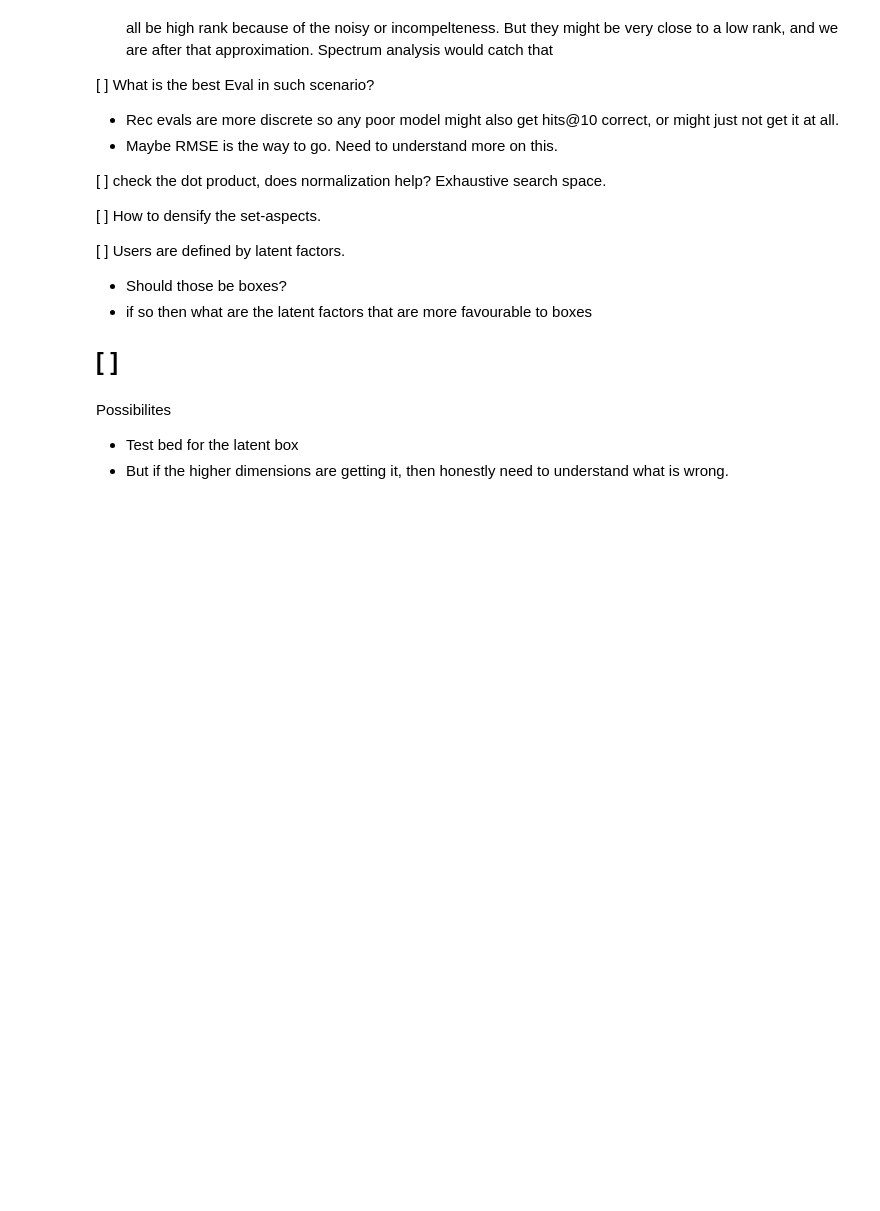
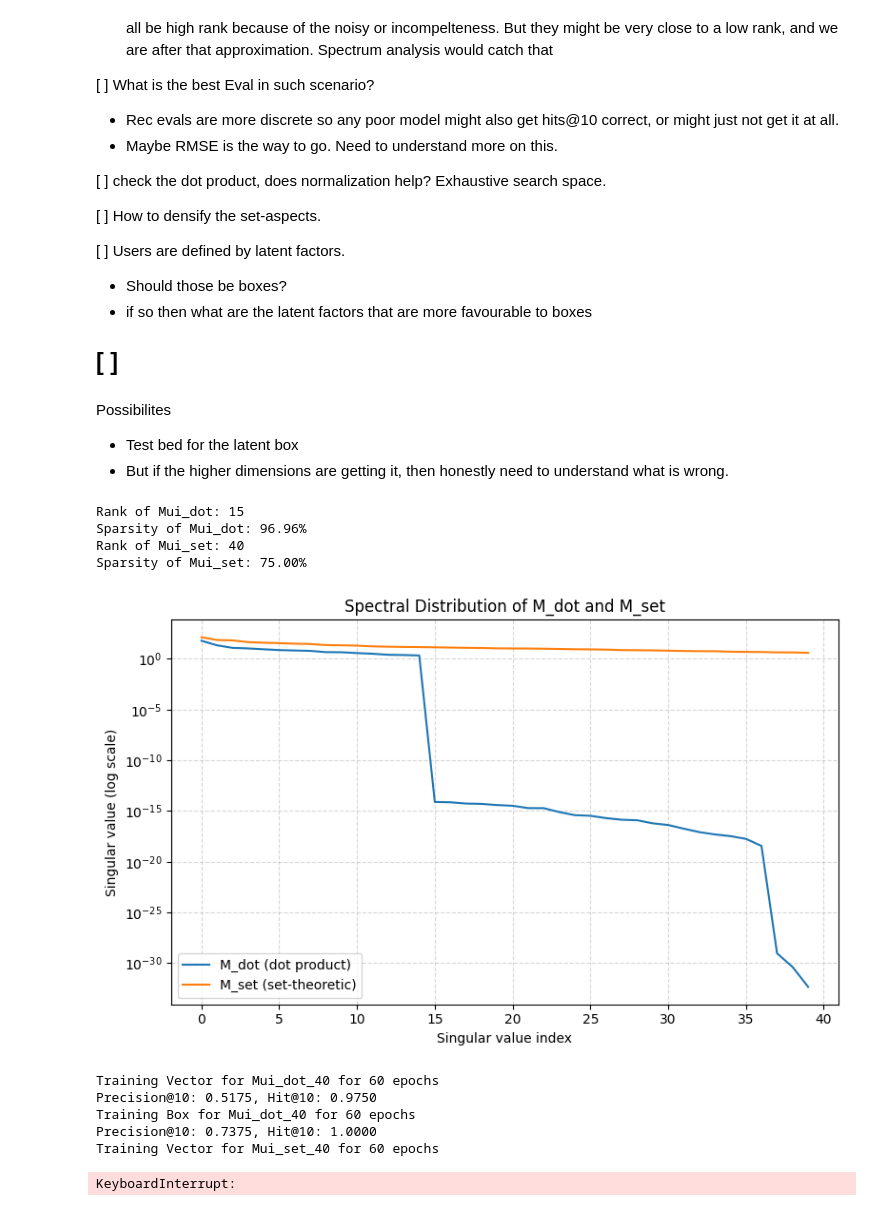
Before and after one commit to ssdasgupta/intersection-vs-dot-product-space, a Jupyter notebook: data_generation.ipynb, the cells around one changed output. Drawn from its saved outputs; the diff is of its cells as text; code cells hidden in the pictures; blank space fills up the shorter version.

Commit message:
test the data generation

```diff
--- a/data_generation.ipynb
+++ b/data_generation.ipynb
@@ -7,9 +7,13 @@ import pandas as pd
 from sklearn.metrics import pairwise_distances
 from scipy.sparse import csr_matrix
 import random
+import matplotlib.pyplot as plt
 
 
 import torch
 import torch.nn as nn
 from torch.utils.data import Dataset, DataLoader
 from loss import nll
+from box.box_wrapper import BoxTensor
+device = torch.device("cuda" if torch.cuda.is_available() else "cpu")
+print(f"Using device: {device}")
@@ -346,6 +335,7 @@ def evaluate_precision_hit(model, test_matrix, train_matrix, k=10):
     avg_precision = np.mean(precision_scores)
     avg_hit = np.mean(hit_scores)
     print(f"Precision@{k}: {avg_precision:.4f}, Hit@{k}: {avg_hit:.4f}")
+    return avg_precision, avg_hit
 # %%
 class MFModel(nn.Module):
     def __init__(self, num_users, num_items, embedding_dim=32):
@@ -392,12 +419,17 @@ def train(model, dataloader, epochs=5, loss_type='BCE', lr=0.01):
 # %%
-train_matrix, test_matrix = train_test_split(Mui_set, test_ratio=0.2)
+def train_loop(matrix, num_negatives, model, dim, loss_type, epochs, lr, name, verbose=True):
+    train_matrix, test_matrix = train_test_split(matrix, test_ratio=0.2)
+    train_dataset = TrainingDataset(train_matrix, num_negatives=num_negatives)
+    train_loader = DataLoader(train_dataset, batch_size=128, shuffle=True)
 
-train_dataset = TrainingDataset(train_matrix, num_negatives=4)
-train_loader = DataLoader(train_dataset, batch_size=128, shuffle=True)
-
-num_users, num_items = train_matrix.shape
-model = MFModel(num_users, num_items, embedding_dim=64)
-
-
-train(model, train_loader, loss_type='BCE', epochs=60, lr=0.005)
-evaluate_precision_hit(model, test_matrix, train_matrix, k=10)
+    num_users, num_items = train_matrix.shape
+    if model == 'MF':
+        model = MFModel(num_users, num_items, embedding_dim=64)
+    elif model == 'Box':
+        model = BoxIntersectionModel(num_users, num_items, embedding_dim=dim)
+    model.to(device)
+    train(model, train_loader, loss_type=loss_type, epochs=epochs, lr=lr, name=name, verbose=verbose)
+    avg_precision, avg_hit = evaluate_precision_hit(model, test_matrix, train_matrix, k=10)
+    # for k in [1, 5, 10]:
+    #     avg_precision, avg_hit = evaluate_precision_hit(model, test_matrix, train_matrix, k=k)
+    return model, avg_precision, avg_hit
@@ -778,3 +624,24 @@ Todo
 Possibilites
 - Test bed for the latent box
 - But if the higher dimensions are getting it, then honestly need to understand what is wrong.
+# %%
+Mui_dot_40, Mui_set_40, Mua_40, user_rules_40, conjunctions_40, negations_40 = get_dataset(Mia, num_users=40,
+                                                                         diversity_rounds=8,
+                                                                         int_min=1, int_max=1,
+                                                                         not_min=0, not_max=0)
+model_vector_Mui_dot_40, avg_precision_vector_Mui_dot_40, avg_hit_vector_Mui_dot_40 = train_loop(Mui_dot_40, 4, 'MF', 64, 'BCE', 60, 0.005, 'Vector for Mui_dot_40', verbose=False)
+model_box_Mui_dot_40, avg_precision_box_Mui_dot_40, avg_hit_box_Mui_dot_40 = train_loop(Mui_dot_40, 4, 'Box', 32, 'NLL', 60, 0.005, 'Box for Mui_dot_40', verbose=False)
+model_vector_Mui_set_40, avg_precision_vector_Mui_set_40, avg_hit_vector_Mui_set_40 = train_loop(Mui_set_40, 4, 'MF', 64, 'BCE', 60, 0.005, 'Vector for Mui_set_40', verbose=False)
+model_box_Mui_set_40, avg_precision_box_Mui_set_40, avg_hit_box_Mui_set_40 = train_loop(Mui_set_40, 4, 'Box', 32, 'NLL', 60, 0.005, 'Box for Mui_set_40', verbose=False)
+# %% [output]
+Rank of Mui_dot: 15
+Sparsity of Mui_dot: 96.96%
+Rank of Mui_set: 40
+Sparsity of Mui_set: 75.00%
+[figure, added]
+Training Vector for Mui_dot_40 for 60 epochs
+Precision@10: 0.5175, Hit@10: 0.9750
+Training Box for Mui_dot_40 for 60 epochs
+Precision@10: 0.7375, Hit@10: 1.0000
+Training Vector for Mui_set_40 for 60 epochs
+KeyboardInterrupt:
```
Also changed, not shown: parts of 27 cells of this notebook.
